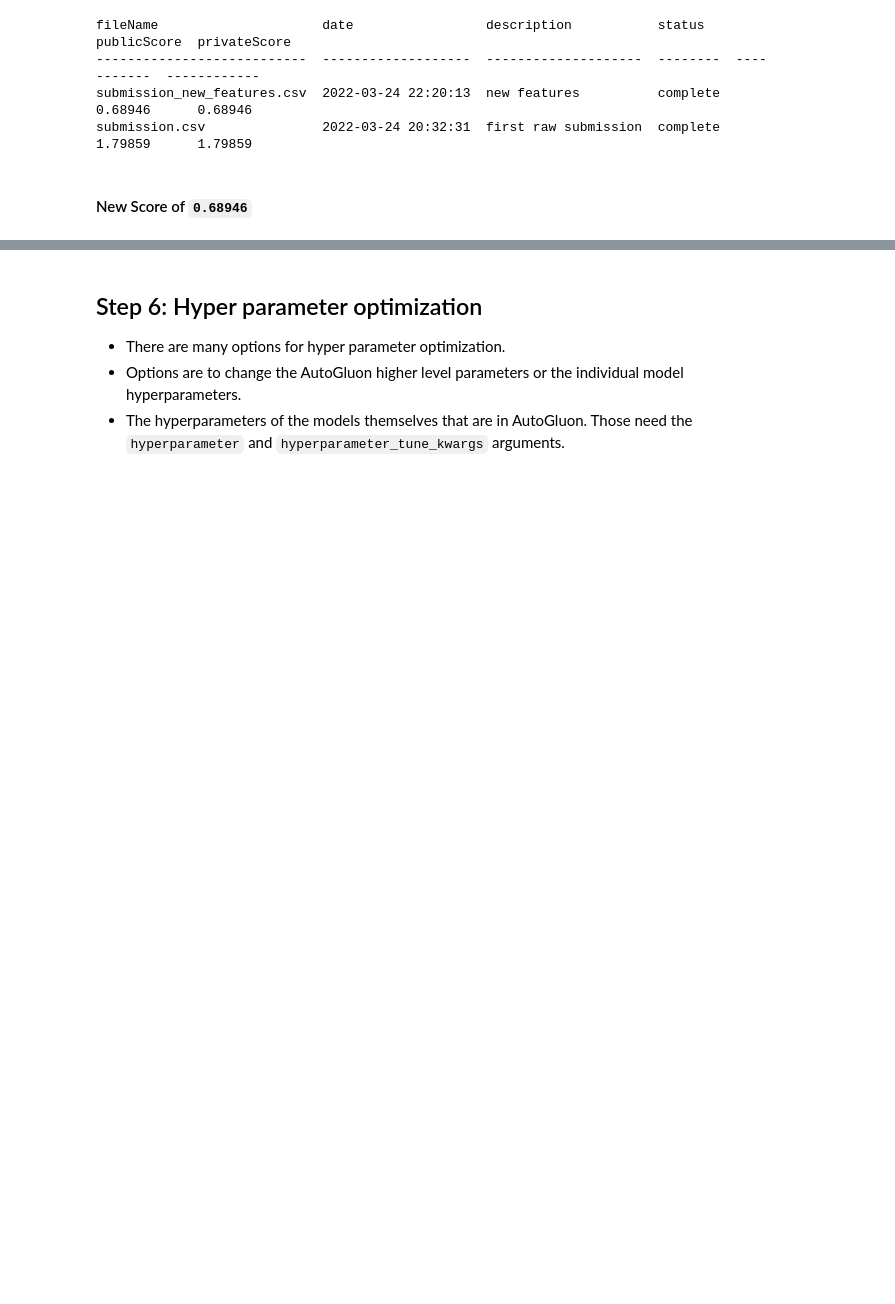
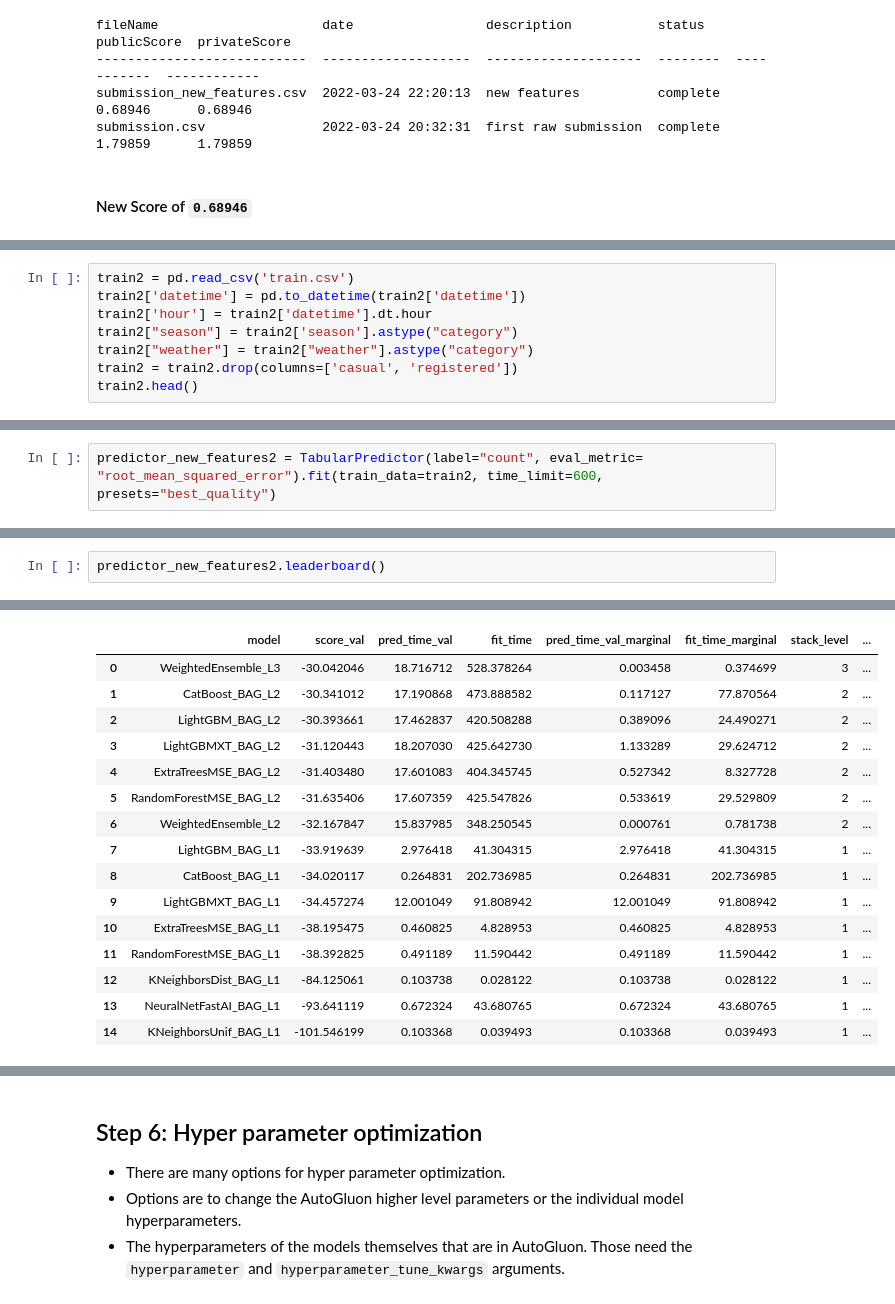
Before and after one commit to singebete/cd0385-project-starter, a Jupyter notebook: project/project-template.ipynb, the cells around one changed output, grey strips where cells are left out. Saved outputs shown, nothing was run; the diff lists cells and outputs as text; blank space fills up the shorter version.

Commit message:
Added a few more model trainings and the report for feature engineering

```diff
--- a/project/project-template.ipynb
+++ b/project/project-template.ipynb
@@ -562,0 +565,8 @@ submission.csv               2022-03-24 20:32:31  first raw submission  complete
+# %%
+train2 = pd.read_csv('train.csv')
+train2['datetime'] = pd.to_datetime(train2['datetime'])
+train2['hour'] = train2['datetime'].dt.hour
+train2["season"] = train2['season'].astype("category")
+train2["weather"] = train2["weather"].astype("category")
+train2 = train2.drop(columns=['casual', 'registered'])
+train2.head()
@@ -562,0 +580,2 @@ submission.csv               2022-03-24 20:32:31  first raw submission  complete
+# %%
+predictor_new_features2 = TabularPredictor(label="count", eval_metric= "root_mean_squared_error").fit(train_data=train2, time_limit=600, presets="best_quality")
@@ -562,0 +600,3 @@ submission.csv               2022-03-24 20:32:31  first raw submission  complete
+# %%
+predictor_new_features2.leaderboard()
+# %% [output]
@@ -562,0 +619,16 @@ submission.csv               2022-03-24 20:32:31  first raw submission  complete
+|  | model | score_val | pred_time_val | fit_time | pred_time_val_marginal | fit_time_marginal | stack_level | ... |
+| 0 | WeightedEnsemble_L3 | -30.042046 | 18.716712 | 528.378264 | 0.003458 | 0.374699 | 3 | ... |
+| 1 | CatBoost_BAG_L2 | -30.341012 | 17.190868 | 473.888582 | 0.117127 | 77.870564 | 2 | ... |
+| 2 | LightGBM_BAG_L2 | -30.393661 | 17.462837 | 420.508288 | 0.389096 | 24.490271 | 2 | ... |
+| 3 | LightGBMXT_BAG_L2 | -31.120443 | 18.207030 | 425.642730 | 1.133289 | 29.624712 | 2 | ... |
+| 4 | ExtraTreesMSE_BAG_L2 | -31.403480 | 17.601083 | 404.345745 | 0.527342 | 8.327728 | 2 | ... |
+| 5 | RandomForestMSE_BAG_L2 | -31.635406 | 17.607359 | 425.547826 | 0.533619 | 29.529809 | 2 | ... |
+| 6 | WeightedEnsemble_L2 | -32.167847 | 15.837985 | 348.250545 | 0.000761 | 0.781738 | 2 | ... |
+| 7 | LightGBM_BAG_L1 | -33.919639 | 2.976418 | 41.304315 | 2.976418 | 41.304315 | 1 | ... |
+| 8 | CatBoost_BAG_L1 | -34.020117 | 0.264831 | 202.736985 | 0.264831 | 202.736985 | 1 | ... |
+| 9 | LightGBMXT_BAG_L1 | -34.457274 | 12.001049 | 91.808942 | 12.001049 | 91.808942 | 1 | ... |
+| 10 | ExtraTreesMSE_BAG_L1 | -38.195475 | 0.460825 | 4.828953 | 0.460825 | 4.828953 | 1 | ... |
+| 11 | RandomForestMSE_BAG_L1 | -38.392825 | 0.491189 | 11.590442 | 0.491189 | 11.590442 | 1 | ... |
+| 12 | KNeighborsDist_BAG_L1 | -84.125061 | 0.103738 | 0.028122 | 0.103738 | 0.028122 | 1 | ... |
+| 13 | NeuralNetFastAI_BAG_L1 | -93.641119 | 0.672324 | 43.680765 | 0.672324 | 43.680765 | 1 | ... |
+| 14 | KNeighborsUnif_BAG_L1 | -101.546199 | 0.103368 | 0.039493 | 0.103368 | 0.039493 | 1 | ... |
```
Also changed, not shown: parts of 7 cells of this notebook, 1 other file.
